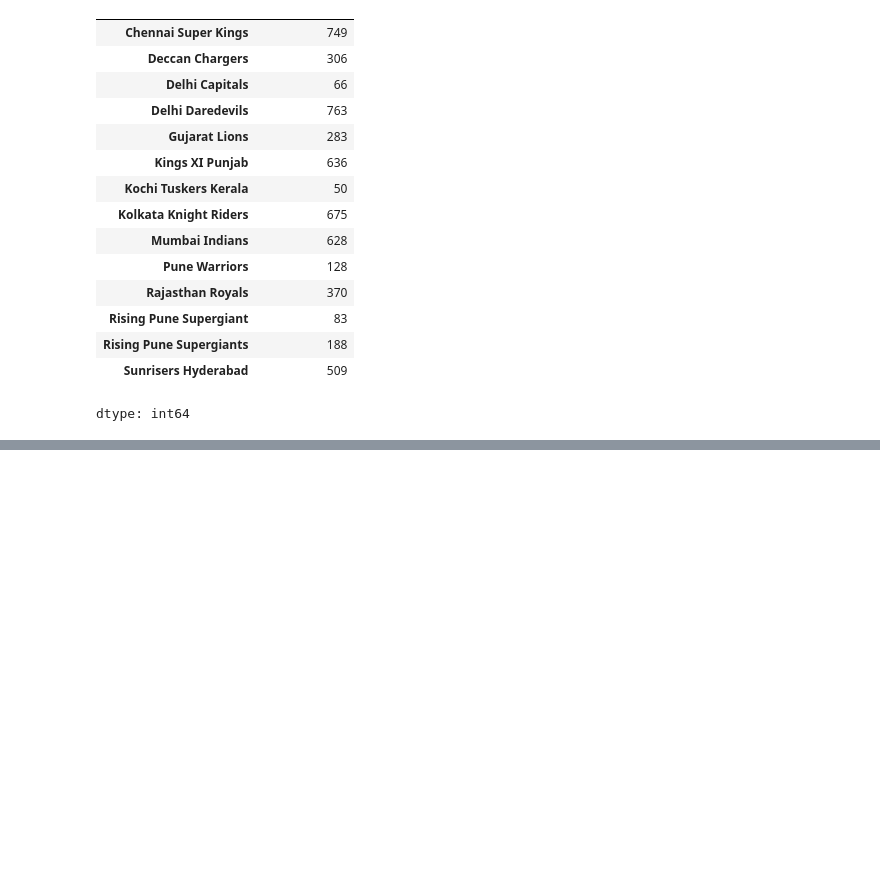
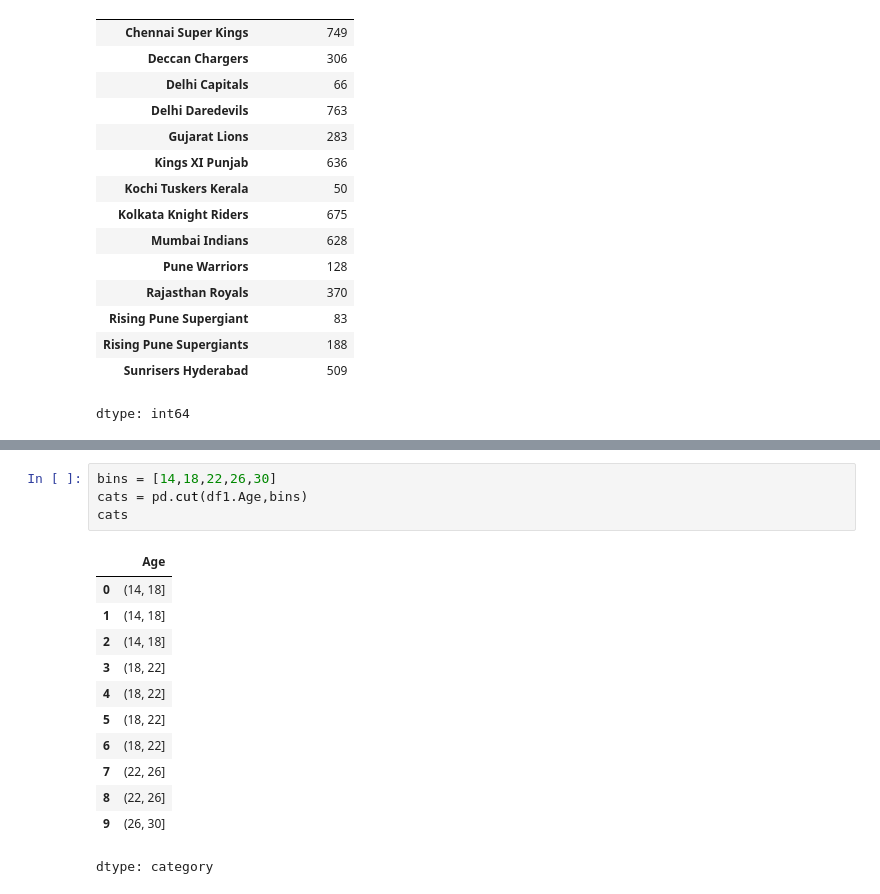
Before and after one commit to sameer-malik1/AI-ML, a Jupyter notebook: pandas.ipynb, the cells around one changed output, grey strips where cells are left out. Saved outputs shown, nothing was run; the diff lists cells and outputs as text; blank space fills up the shorter version.

```diff
--- a/pandas.ipynb
+++ b/pandas.ipynb
@@ -1399,0 +1440,17 @@ dtype: int64
+# %%
+bins = [14,18,22,26,30]
+cats = pd.cut(df1.Age,bins)
+cats
+# %% [output]
+|  | Age |
+| 0 | (14, 18] |
+| 1 | (14, 18] |
+| 2 | (14, 18] |
+| 3 | (18, 22] |
+| 4 | (18, 22] |
+| 5 | (18, 22] |
+| 6 | (18, 22] |
+| 7 | (22, 26] |
+| 8 | (22, 26] |
+| 9 | (26, 30] |
+dtype: category
```
Also changed, not shown: parts of 6 cells of this notebook.
